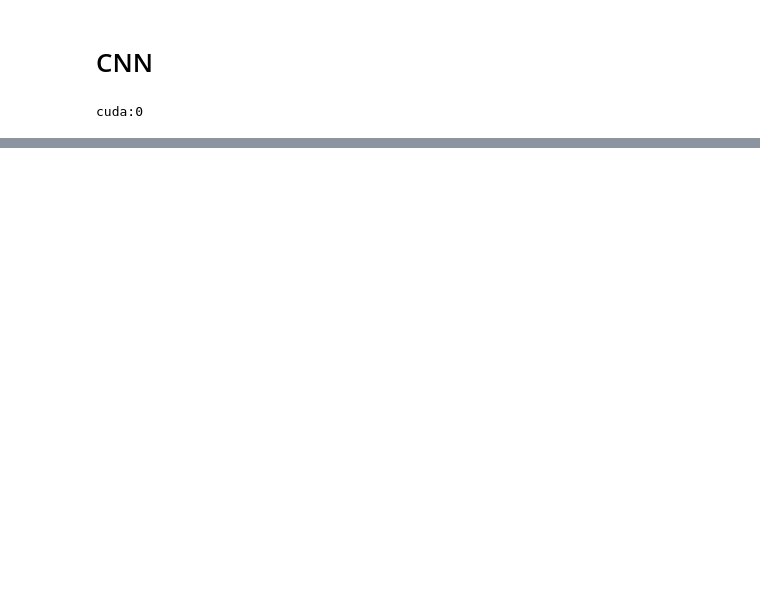
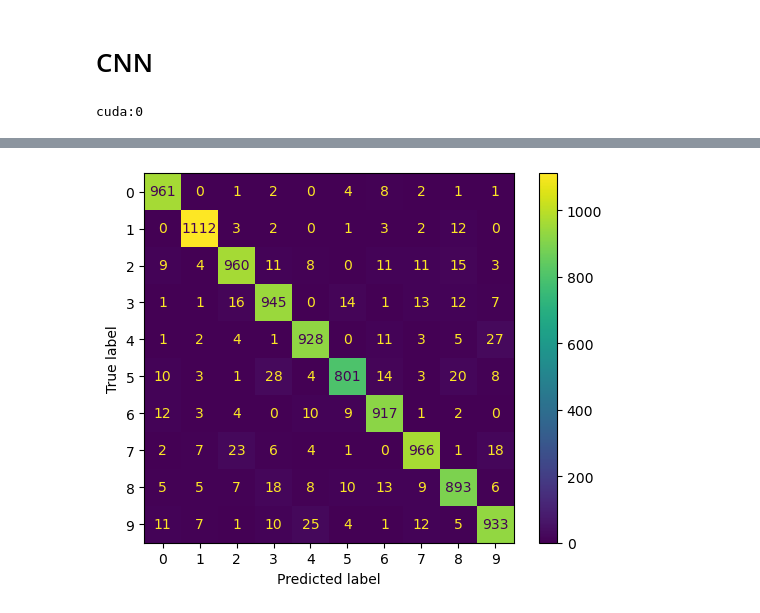
Before and after one commit to Murdock135/neural-nets-at-mizzou, a Jupyter notebook: ECE_8770/project_1/src.ipynb, the cells around one changed output, grey strips where cells are left out. Cells and saved outputs as stored; diff of their text form; code cells hidden in the pictures; blank space fills up the shorter version.

```diff
--- a/ECE_8770/project_1/src.ipynb
+++ b/ECE_8770/project_1/src.ipynb
@@ -503,0 +652,4 @@ cm_display = ConfusionMatrixDisplay(conf_matrix).plot()
+# %%
+cm = ConfusionMatrixDisplay(conf_matrix).plot()
+# %% [output]
+[figure, added]
```
Also changed, not shown: parts of 16 cells of this notebook, 39 other files.
